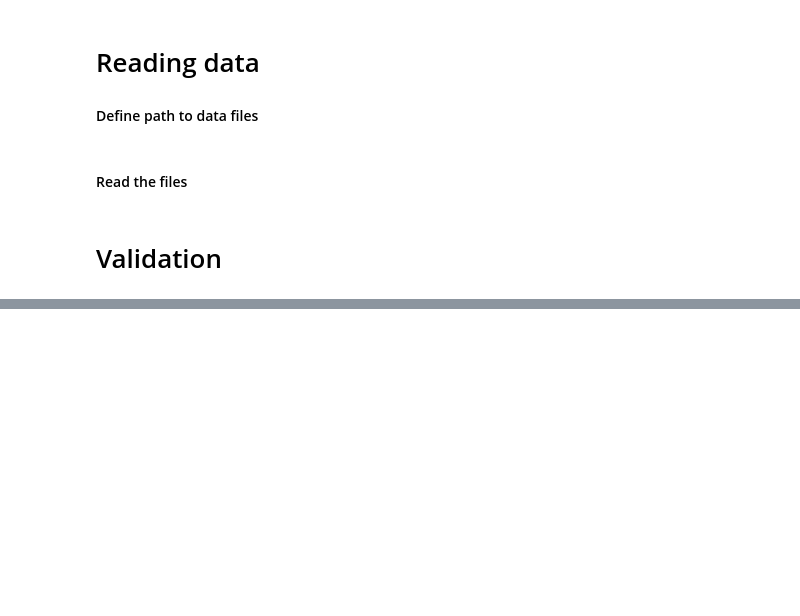
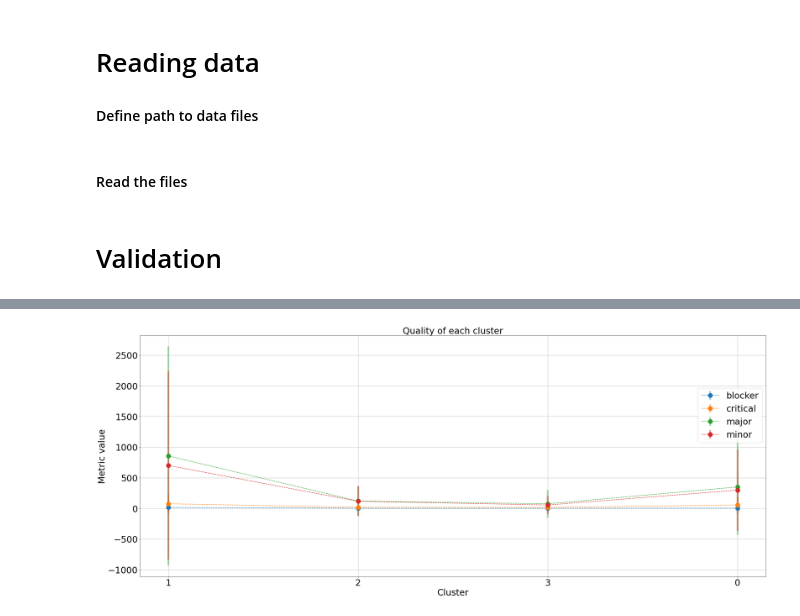
Before and after one commit to Vinomo4/SWTech, a Jupyter notebook: models/Validation.ipynb, the cells around one changed output, grey strips where cells are left out. Saved outputs shown, nothing was run; the diff lists cells and outputs as text; code cells hidden in the pictures; blank space fills up the shorter version.

```diff
--- a/models/Validation.ipynb
+++ b/models/Validation.ipynb
@@ -286,0 +199,4 @@ AttributeError: 'Series' object has no attribute 'iterrows'
+# %%
+plot_quality_metrics(sorted_average_quality, severity_metrics, [-1000, -500, 0, 500, 1000, 1500, 2000, 2500])
+# %% [output]
+[figure, added]
```
Also changed, not shown: parts of 34 cells of this notebook.
